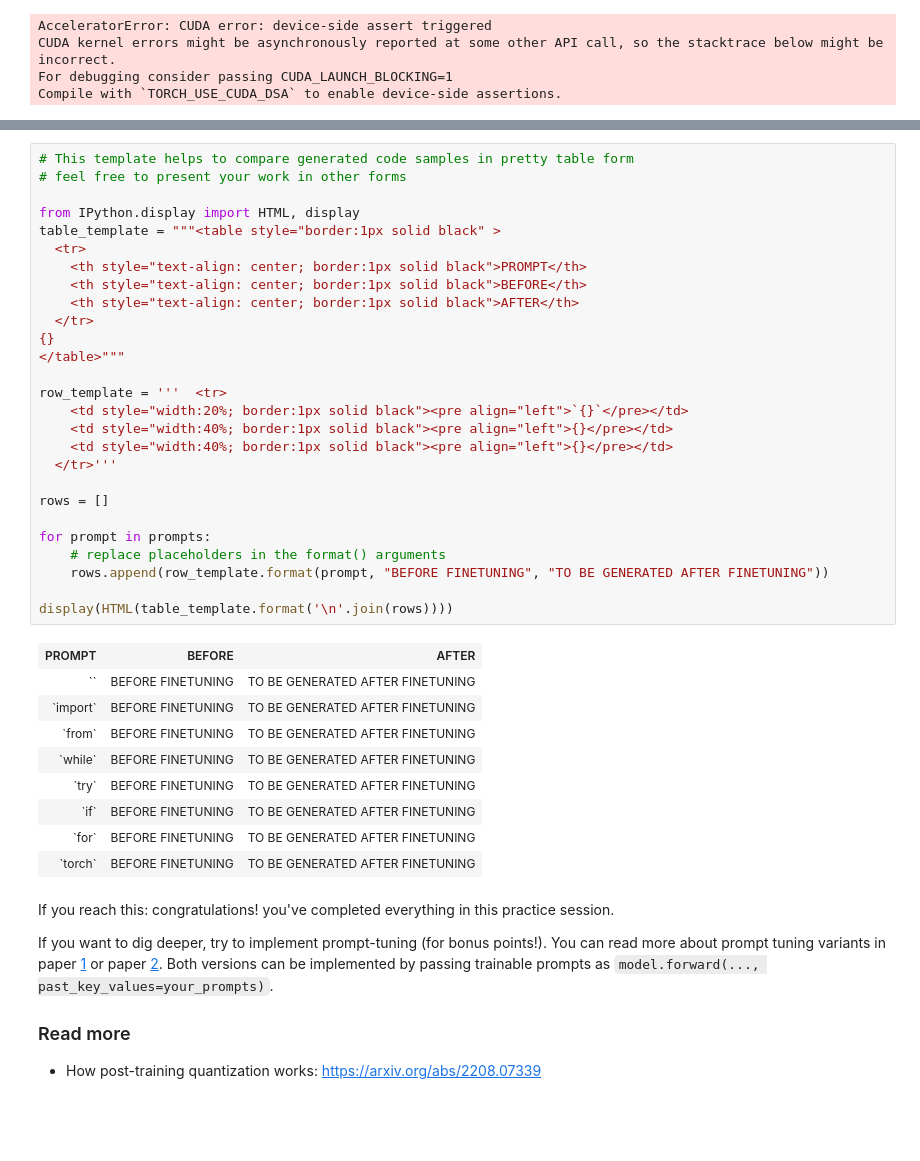
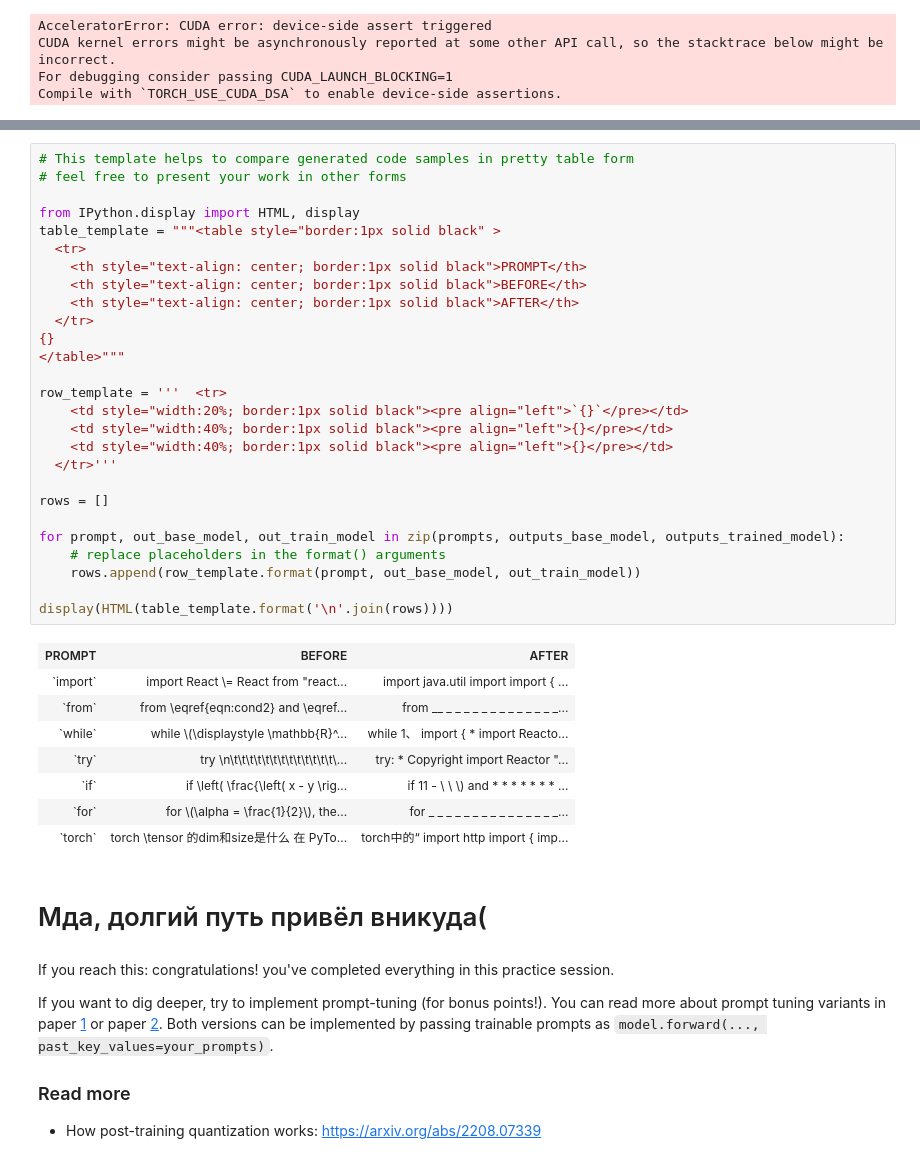
Before and after one commit to go2swim/nlp_course, a Jupyter notebook: week07_finetuning/seminar.ipynb, the cells around one changed output, grey strips where cells are left out. Drawn from its saved outputs; the diff is of its cells as text; blank space fills up the shorter version.

```diff
--- a/week07_finetuning/seminar.ipynb
+++ b/week07_finetuning/seminar.ipynb
@@ -543,40 +558,41 @@ outputs_trained_model[0]
 # %%
 # This template helps to compare generated code samples in pretty table form
 # feel free to present your work in other forms
 
 from IPython.display import HTML, display
 table_template = """<table style="border:1px solid black" >
   <tr>
     <th style="text-align: center; border:1px solid black">PROMPT</th>
     <th style="text-align: center; border:1px solid black">BEFORE</th>
     <th style="text-align: center; border:1px solid black">AFTER</th>
   </tr>
 {}
 </table>"""
 
 row_template = '''  <tr>
     <td style="width:20%; border:1px solid black"><pre align="left">`{}`</pre></td>
     <td style="width:40%; border:1px solid black"><pre align="left">{}</pre></td>
     <td style="width:40%; border:1px solid black"><pre align="left">{}</pre></td>
   </tr>'''
 
 rows = []
 
-for prompt in prompts:
+for prompt, out_base_model, out_train_model in zip(prompts, outputs_base_model, outputs_trained_model):
     # replace placeholders in the format() arguments
-    rows.append(row_template.format(prompt, "BEFORE FINETUNING", "TO BE GENERATED AFTER FINETUNING"))
+    rows.append(row_template.format(prompt, out_base_model, out_train_model))
 
 display(HTML(table_template.format('\n'.join(rows))))
 # %% [output]
 | PROMPT | BEFORE | AFTER |
-| `` | BEFORE FINETUNING | TO BE GENERATED AFTER FINETUNING |
-| `import` | BEFORE FINETUNING | TO BE GENERATED AFTER FINETUNING |
-| `from` | BEFORE FINETUNING | TO BE GENERATED AFTER FINETUNING |
-| `while` | BEFORE FINETUNING | TO BE GENERATED AFTER FINETUNING |
-| `try` | BEFORE FINETUNING | TO BE GENERATED AFTER FINETUNING |
-| `if` | BEFORE FINETUNING | TO BE GENERATED AFTER FINETUNING |
-| `for` | BEFORE FINETUNING | TO BE GENERATED AFTER FINETUNING |
-| `torch` | BEFORE FINETUNING | TO BE GENERATED AFTER FINETUNING |
+| `import` | import React \= React from "react... | import java.util import import { ... |
+| `from` | from \eqref{eqn:cond2} and \eqref... | from __ _ _ _ _ _ _ _ _ _ _ _ _ _... |
+| `while` | while \(\displaystyle \mathbb{R}^... | while 1、 import { * import Reacto... |
+| `try` | try \n\t\t\t\t\t\t\t\t\t\t\t\t\t\... | try: * Copyright import Reactor "... |
+| `if` | if \left( \frac{\left( x - y \rig... | if 11 - \ \ \) and * * * * * * * ... |
+| `for` | for \(\alpha = \frac{1}{2}\), the... | for _ _ _ _ _ _ _ _ _ _ _ _ _ _ _... |
+| `torch` | torch \tensor 的dim和size是什么 在 PyTo... | torch中的“ import http import { imp... |
+# %% [markdown]
+# Мда, долгий путь привёл вникуда(
 # %% [markdown]
 If you reach this: congratulations! you've completed everything in this practice session.
 
```
Also changed, not shown: parts of 5 cells of this notebook.
